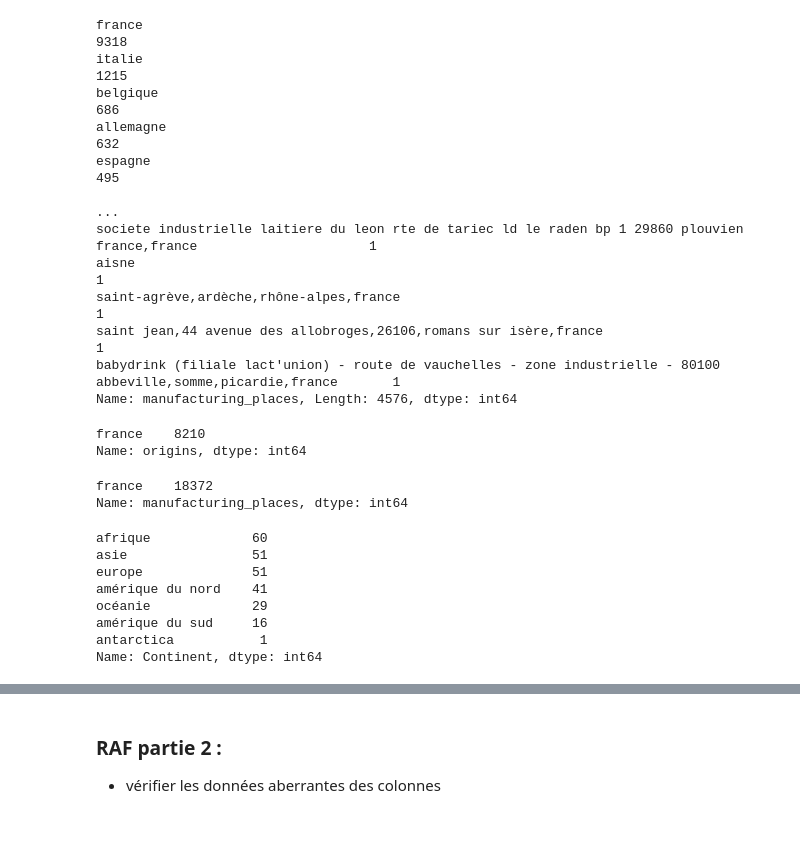
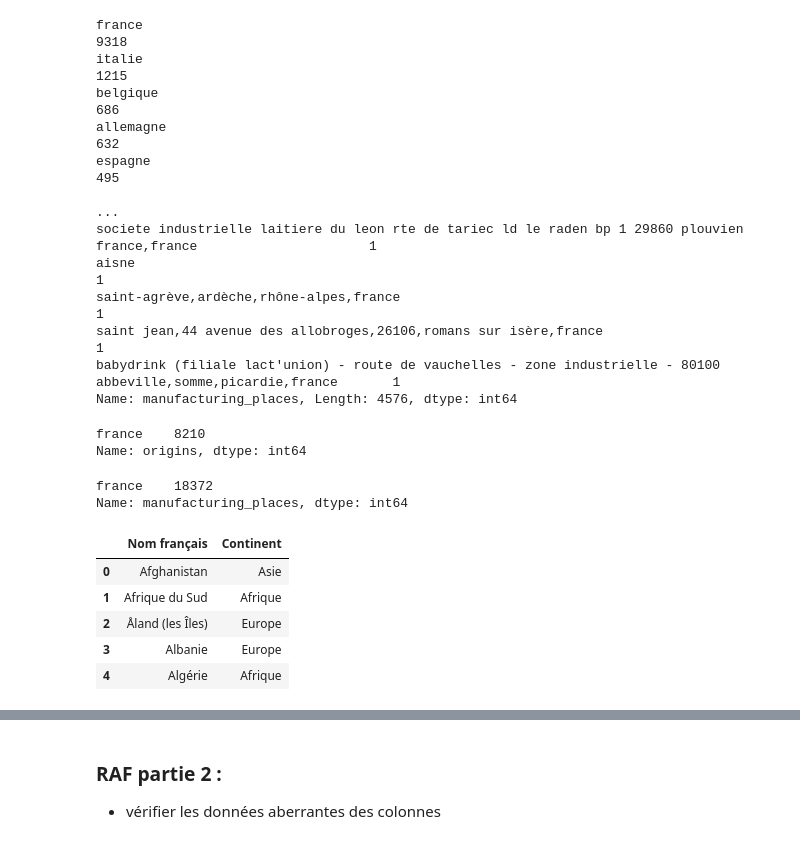
Before and after one commit to jkomb/P2---Application-Sante--Publique, a Jupyter notebook: KOMBEM_Jonathan_1_notebook_nettoyage_082022.ipynb, the cells around one changed output, grey strips where cells are left out. Saved outputs shown, nothing was run; the diff lists cells and outputs as text; code cells hidden in the pictures.

```diff
--- a/KOMBEM_Jonathan_1_notebook_nettoyage_082022.ipynb
+++ b/KOMBEM_Jonathan_1_notebook_nettoyage_082022.ipynb
@@ -889,10 +883,0 @@ df['manufacturing_places'] = df['manufacturing_places'].apply(func)
-# %%
-df['origins'][df['origins'].str.contains('france').fillna(False)].value_counts()
-# %% [output]
-france    8210
-Name: origins, dtype: int64
-# %%
-df['manufacturing_places'][df['manufacturing_places'].str.contains('france').fillna(False)].value_counts()
-# %% [output]
-france    18372
-Name: manufacturing_places, dtype: int64
@@ -899,17 +889,24 @@ Name: manufacturing_places, dtype: int64
+# %%
+df['origins'][df['origins'].str.contains('france').fillna(False)].value_counts()
+# %% [output]
+france    8210
+Name: origins, dtype: int64
+# %%
+df['manufacturing_places'][df['manufacturing_places'].str.contains('france').fillna(False)].value_counts()
+# %% [output]
+france    18372
+Name: manufacturing_places, dtype: int64
 # %%
 # on charge un dataframe contenant les correspondances pays-continent en français dont nous avons besoin
-df_continents = pd.read_csv('Liste-Excel-des-pays-du-monde-gratuit-capitales-continent-nationalites.csv', delimiter=';', on_bad_lines='skip')
+df_continents = pd.read_csv('extradatas\\Liste_pays_continents.csv', delimiter=';', on_bad_lines='skip')
+df_continents.head()
+# %% [output]
+|  | Nom français | Continent |
+| 0 | Afghanistan | Asie |
+| 1 | Afrique du Sud | Afrique |
+| 2 | Åland (les Îles) | Europe |
+| 3 | Albanie | Europe |
+| 4 | Algérie | Afrique |
 # %%
 df_continents.iloc[:,0] = df_continents.iloc[:,0].str.lower()
 df_continents.iloc[:,1] = df_continents.iloc[:,1].str.lower()
-# %%
-df_continents['Continent'].value_counts()
-# %% [output]
-afrique             60
-asie                51
-europe              51
-amérique du nord    41
-océanie             29
-amérique du sud     16
-antarctica           1
-Name: Continent, dtype: int64
```
Also changed, not shown: parts of 111 cells of this notebook, 4 other files.
